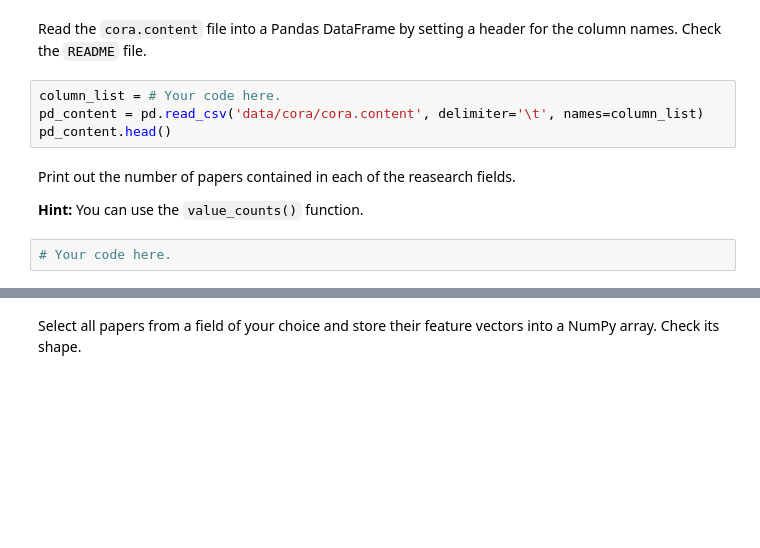
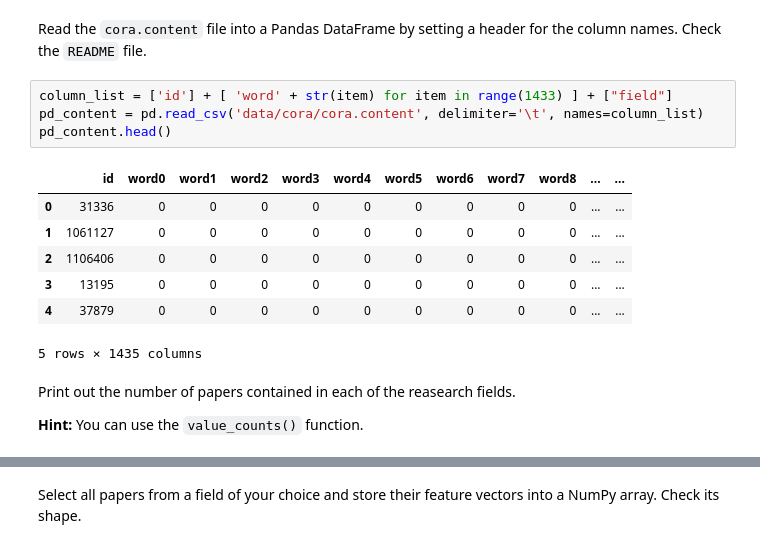
Before and after one commit to alex-mocanu/A-Network-Tour-of-DS-Homework, a Jupyter notebook: Assignment 1/1_network_science.ipynb, the cells around one changed output, grey strips where cells are left out. Drawn from its saved outputs; the diff is of its cells as text; blank space fills up the shorter version.

```diff
--- a/Assignment 1/1_network_science.ipynb
+++ b/Assignment 1/1_network_science.ipynb
@@ -51,12 +51,18 @@ from matplotlib import pyplot as plt
 # %% [markdown]
 Read the `cora.content` file into a Pandas DataFrame by setting a header for the column names. Check the `README` file.
 # %%
-column_list = # Your code here.
+column_list = ['id'] + [ 'word' + str(item) for item in range(1433) ] + ["field"]
 pd_content = pd.read_csv('data/cora/cora.content', delimiter='\t', names=column_list)
 pd_content.head()
+# %% [output]
+|  | id | word0 | word1 | word2 | word3 | word4 | word5 | word6 | word7 | word8 | ... | ... |
+| 0 | 31336 | 0 | 0 | 0 | 0 | 0 | 0 | 0 | 0 | 0 | ... | ... |
+| 1 | 1061127 | 0 | 0 | 0 | 0 | 0 | 0 | 0 | 0 | 0 | ... | ... |
+| 2 | 1106406 | 0 | 0 | 0 | 0 | 0 | 0 | 0 | 0 | 0 | ... | ... |
+| 3 | 13195 | 0 | 0 | 0 | 0 | 0 | 0 | 0 | 0 | 0 | ... | ... |
+| 4 | 37879 | 0 | 0 | 0 | 0 | 0 | 0 | 0 | 0 | 0 | ... | ... |
+5 rows × 1435 columns
 # %% [markdown]
 Print out the number of papers contained in each of the reasearch fields.
 
 **Hint:** You can use the `value_counts()` function.
-# %%
-# Your code here.
```
Also changed, not shown: parts of 9 cells of this notebook.
